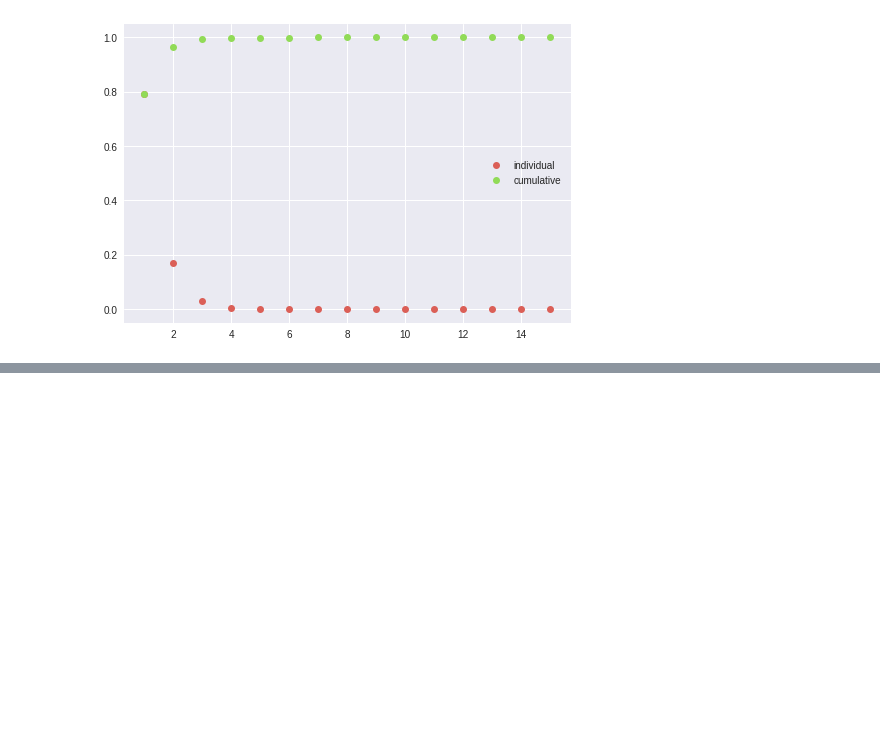
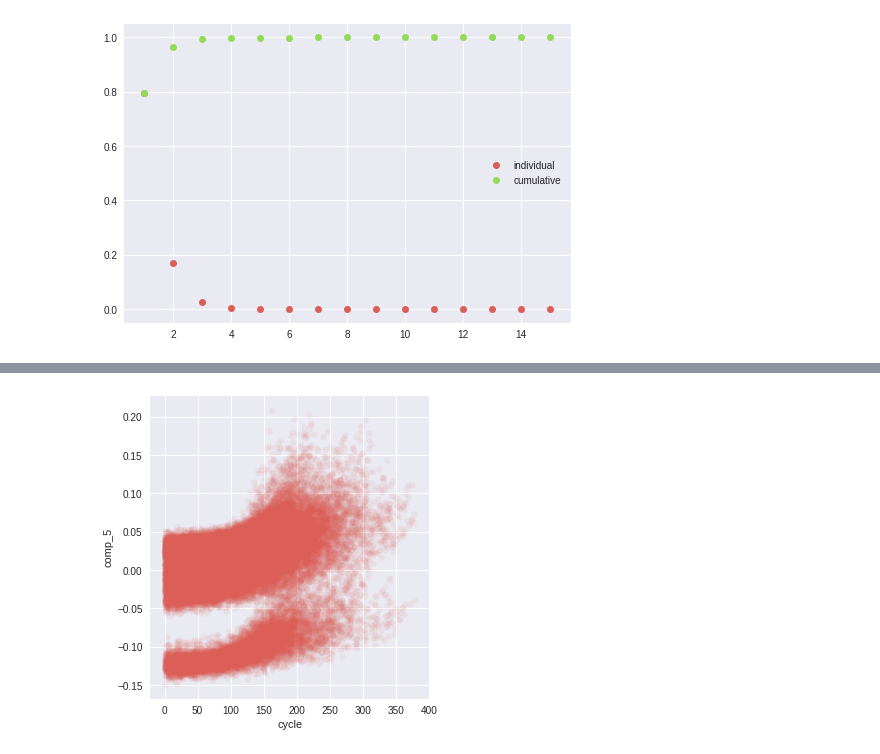
Before and after one commit to asadisaghar/PdM-C-MAPSS, a Jupyter notebook: play/PCA.ipynb, the cells around one changed output, grey strips where cells are left out. Drawn from its saved outputs; the diff is of its cells as text; code cells hidden in the pictures; blank space fills up the shorter version.

```diff
--- a/play/PCA.ipynb
+++ b/play/PCA.ipynb
@@ -168,0 +192,8 @@ plt.show()
+# %%
+X_train['cycle'] = train['cycle']
+X_train['id'] = train['id']
+
+sns.lmplot('cycle', 'comp_5', data=X_train, fit_reg=False, markers='o', scatter_kws={'alpha':0.08, 's':40})
+plt.show()
+# %% [output]
+[figure, added]
```
Also changed, not shown: parts of 9 cells of this notebook, 26 other files.
